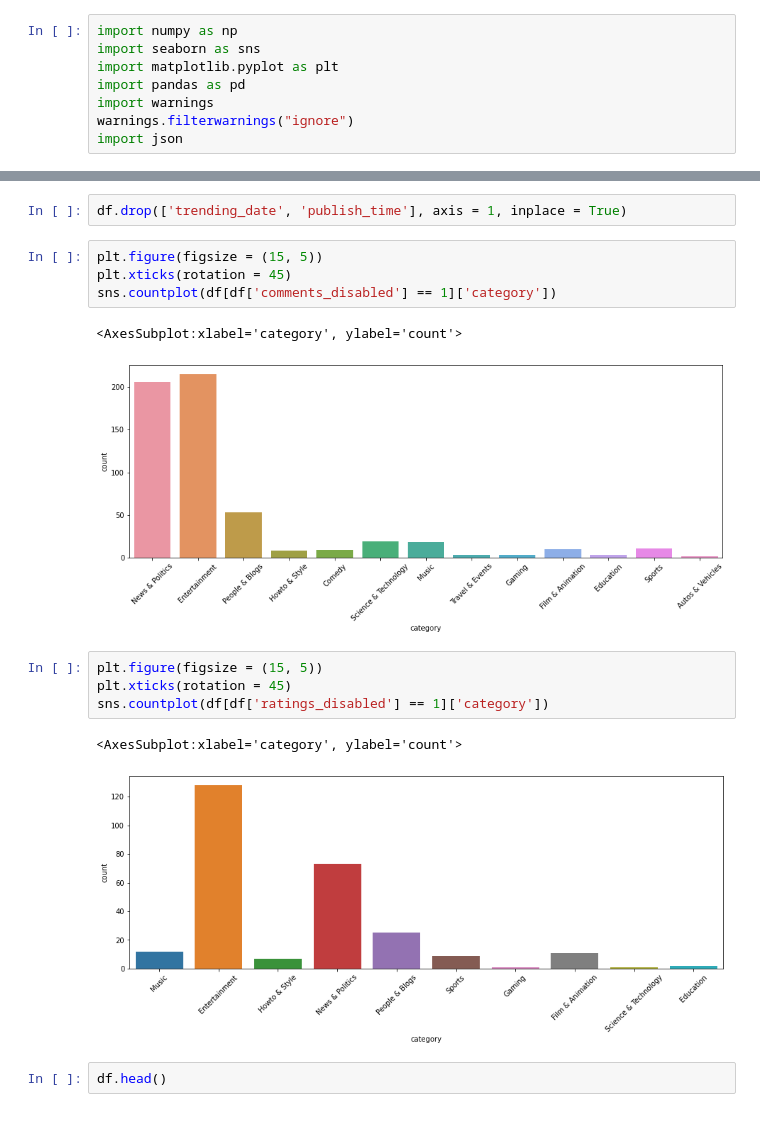
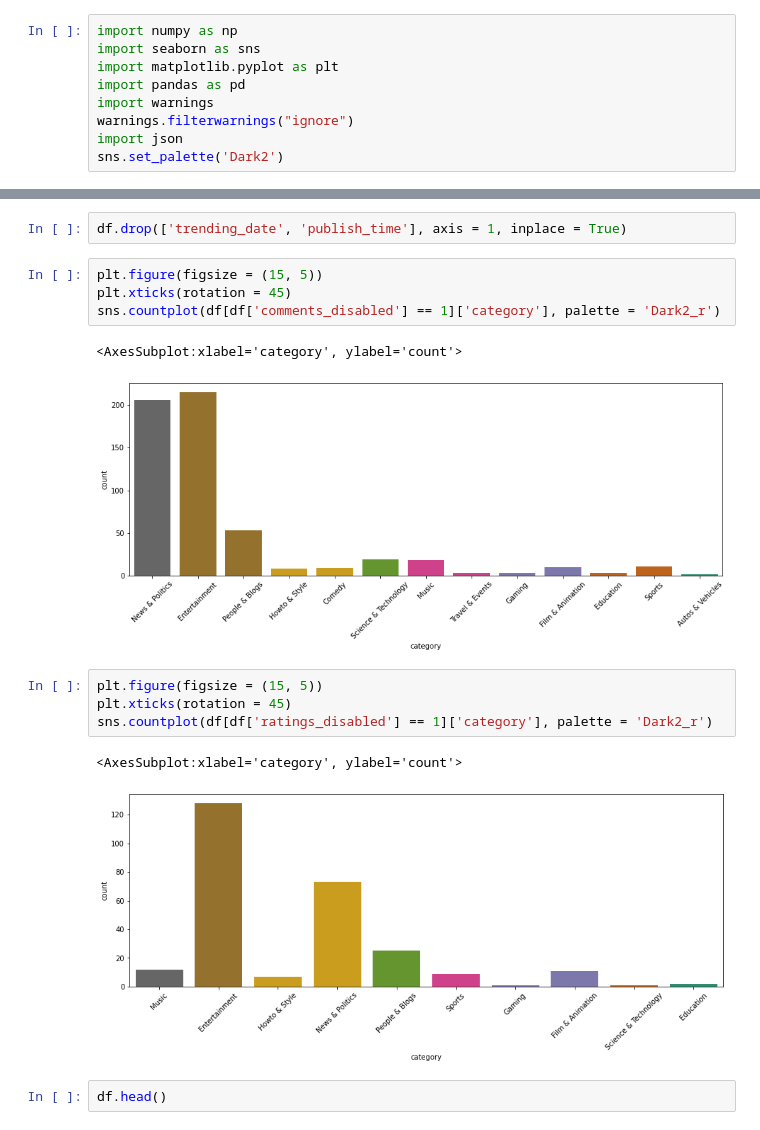
Before and after one commit to suhasmaddali/Youtube-Video-Analysis, a Jupyter notebook: Youtube Video Analysis .ipynb, the cells around one changed output, grey strips where cells are left out. Cells and saved outputs as stored; diff of their text form.

```diff
--- a/Youtube Video Analysis .ipynb
+++ b/Youtube Video Analysis .ipynb
@@ -12,3 +12,4 @@ import pandas as pd
 import warnings
 warnings.filterwarnings("ignore")
 import json
+sns.set_palette('Dark2')
@@ -565,17 +643,17 @@ df.drop(['trending_date', 'publish_time'], axis = 1, inplace = True)
 # %%
 plt.figure(figsize = (15, 5))
 plt.xticks(rotation = 45)
-sns.countplot(df[df['comments_disabled'] == 1]['category'])
+sns.countplot(df[df['comments_disabled'] == 1]['category'], palette = 'Dark2_r')
 # %% [output]
 <AxesSubplot:xlabel='category', ylabel='count'>
-[figure, old version]
+[figure, new version]
 # %%
 plt.figure(figsize = (15, 5))
 plt.xticks(rotation = 45)
-sns.countplot(df[df['ratings_disabled'] == 1]['category'])
+sns.countplot(df[df['ratings_disabled'] == 1]['category'], palette = 'Dark2_r')
 # %% [output]
 <AxesSubplot:xlabel='category', ylabel='count'>
-[figure, old version]
+[figure, new version]
 # %%
 df.head()
 # %% [output]
```
Also changed, not shown: parts of 69 cells of this notebook.
